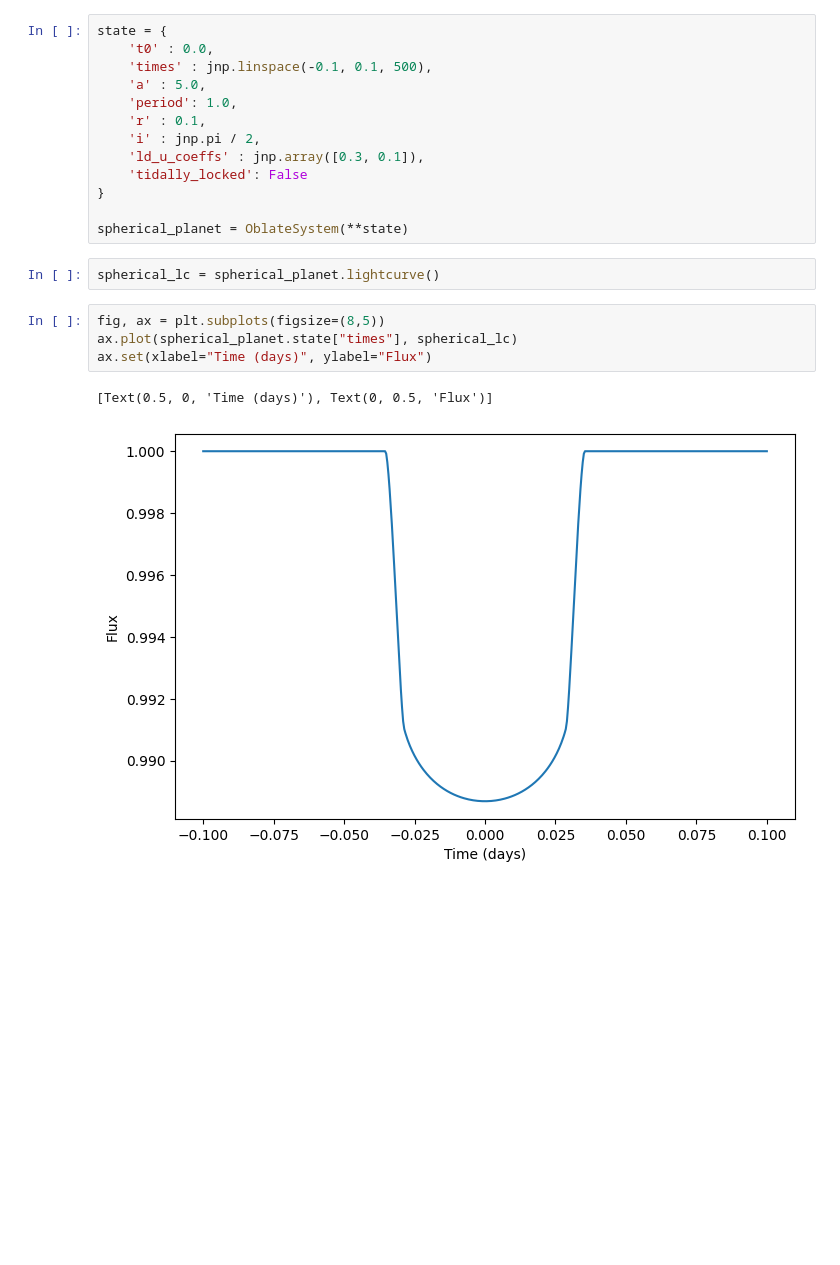
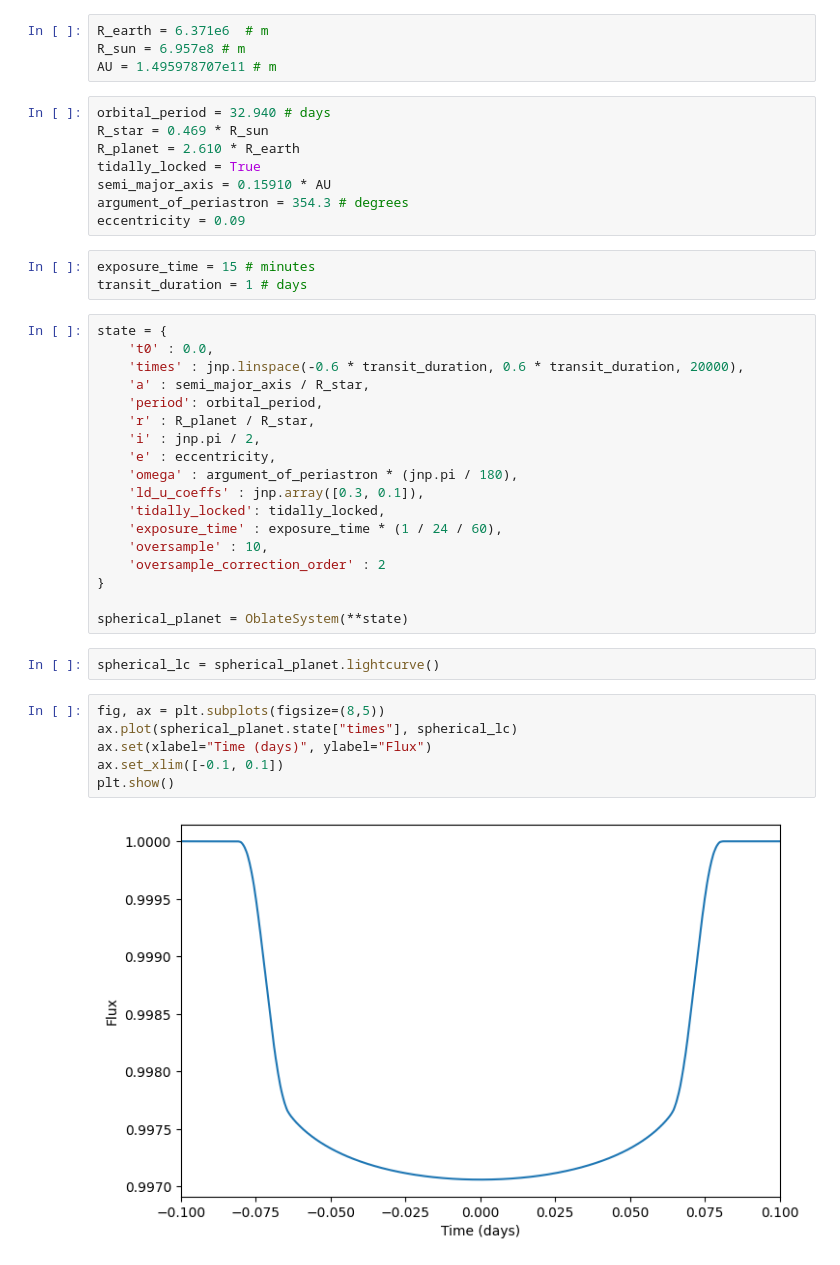
Before and after one commit to astro-pavan/sub-neptune-impacts-v2, a Jupyter notebook: Squishy Planet Notebook.ipynb, the cells around one changed output. Cells and saved outputs as stored; diff of their text form; blank space fills up the shorter version.

```diff
--- a/Squishy Planet Notebook.ipynb
+++ b/Squishy Planet Notebook.ipynb
@@ -4,16 +4,36 @@ jax.config.update('jax_enable_x64', True)
 import jax.numpy as jnp
 import matplotlib.pyplot as plt
 from squishyplanet import OblateSystem
+# %%
+R_earth = 6.371e6  # m
+R_sun = 6.957e8 # m
+AU = 1.495978707e11 # m
+# %%
+orbital_period = 32.940 # days
+R_star = 0.469 * R_sun
+R_planet = 2.610 * R_earth
+tidally_locked = True
+semi_major_axis = 0.15910 * AU
+argument_of_periastron = 354.3 # degrees
+eccentricity = 0.09
+# %%
+exposure_time = 15 # minutes
+transit_duration = 1 # days
 # %%
 state = {
     't0' : 0.0,
-    'times' : jnp.linspace(-0.1, 0.1, 500),
-    'a' : 5.0,
-    'period': 1.0,
-    'r' : 0.1,
+    'times' : jnp.linspace(-0.6 * transit_duration, 0.6 * transit_duration, 20000),
+    'a' : semi_major_axis / R_star,
+    'period': orbital_period,
+    'r' : R_planet / R_star,
     'i' : jnp.pi / 2,
+    'e' : eccentricity,
+    'omega' : argument_of_periastron * (jnp.pi / 180),
     'ld_u_coeffs' : jnp.array([0.3, 0.1]),
-    'tidally_locked': False
+    'tidally_locked': tidally_locked,
+    'exposure_time' : exposure_time * (1 / 24 / 60),
+    'oversample' : 10,
+    'oversample_correction_order' : 2
 }
 
 spherical_planet = OblateSystem(**state)
@@ -22,7 +42,8 @@ spherical_lc = spherical_planet.lightcurve()
 # %%
 fig, ax = plt.subplots(figsize=(8,5))
 ax.plot(spherical_planet.state["times"], spherical_lc)
 ax.set(xlabel="Time (days)", ylabel="Flux")
+ax.set_xlim([-0.1, 0.1])
+plt.show()
 # %% [output]
-[Text(0.5, 0, 'Time (days)'), Text(0, 0.5, 'Flux')]
-[figure, old version]
+[figure, new version]
```
Also changed, not shown: parts of 3 cells of this notebook.
